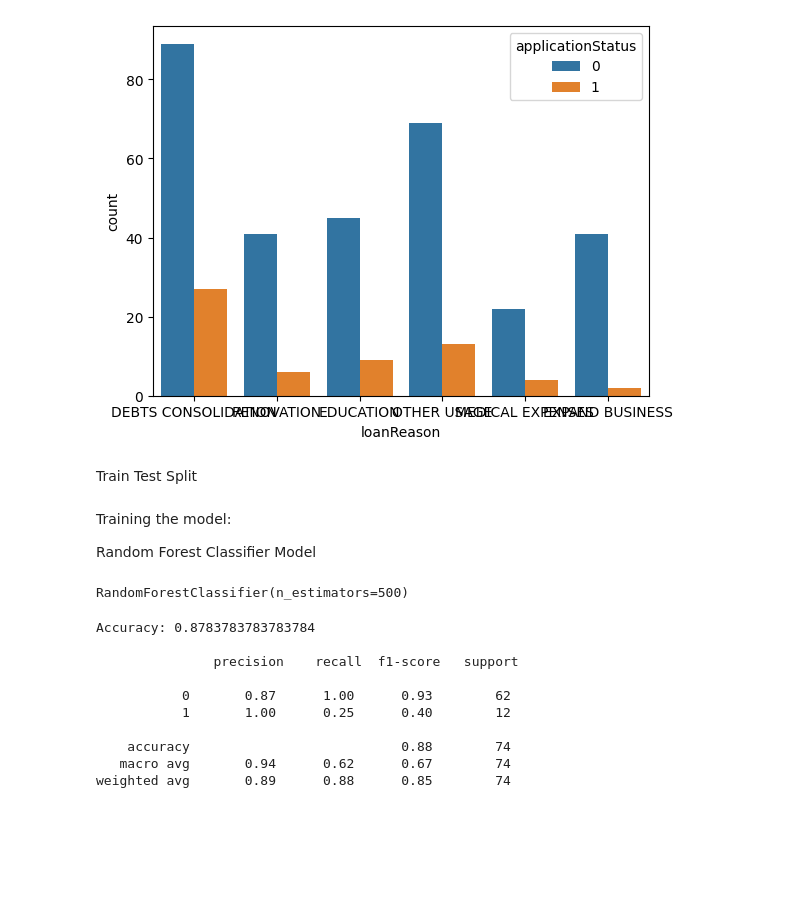
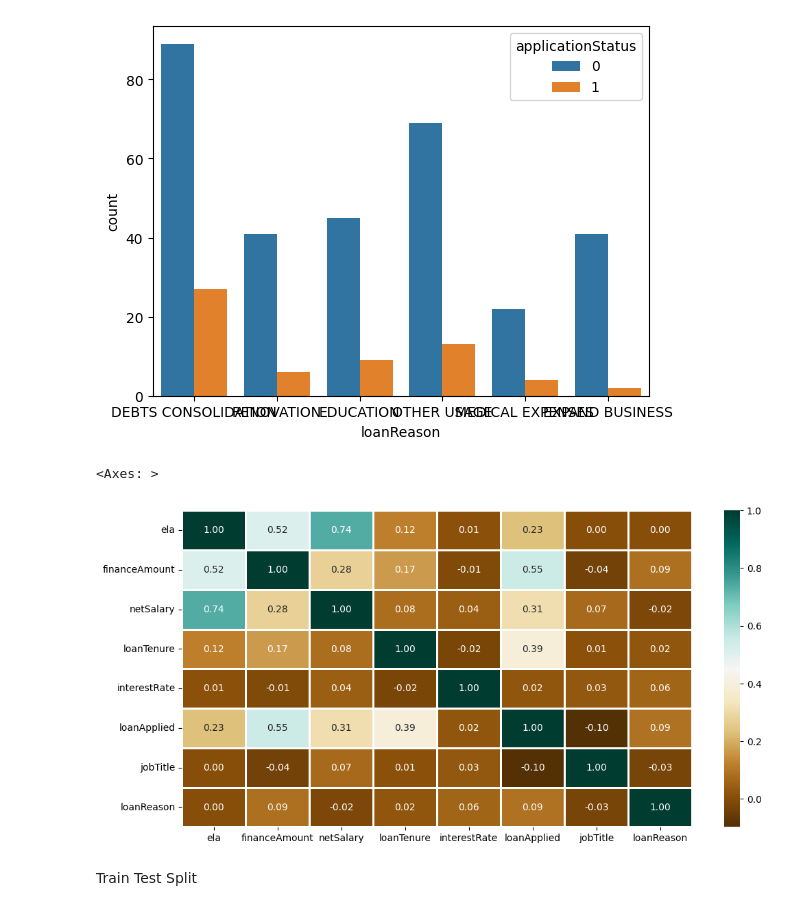
Before and after one commit to Henshen1112/arkmind, a Jupyter notebook: arkmind.ipynb, the cells around one changed output. Drawn from its saved outputs; the diff is of its cells as text; code cells hidden in the pictures; blank space fills up the shorter version.

```diff
--- a/arkmind.ipynb
+++ b/arkmind.ipynb
@@ -81,10 +125,23 @@ sns.countplot(x='loanReason',hue='applicationStatus',data=data)
 # %%
 # Convert categorical column to numerical values
 data.replace({'loanReason':{'DEBTS CONSOLIDATION':0,'RENOVATION':1,'EDUCATION':2,'OTHER USAGE':3,'MEDICAL EXPENSES':4,'EXPAND BUSINESS':5}}, inplace = True)
+# %%
+label_encoders = {}
+le = LabelEncoder()
+data['jobTitle'] = le.fit_transform(data['jobTitle'])
+label_encoders['jobTitle'] = le
 # %%
 # Separate features and target variable
-X = data.drop(columns=['id', 'address1', 'address2', 'address3', 'state', 'city', 'postcode', 'jobTitle', 'applicationStatus'], axis=1)
+X = data.drop(columns=['id', 'address1', 'address2', 'address3', 'state', 'city', 'postcode', 'applicationStatus'], axis=1)
 y = data['applicationStatus']
+# %%
+plt.figure(figsize=(12,6))
+
+sns.heatmap(X.corr(),cmap='BrBG',fmt='.2f',
+            linewidths=2,annot=True)
+# %% [output]
+<Axes: >
+[figure, added]
 # %% [markdown]
 Train Test Split
 # %%
@@ -92,26 +148,0 @@ X_train, X_test, y_train, y_test = train_test_split(X, y, test_size=0.2, stratif
-# %% [markdown]
-Training the model:
-
-Random Forest Classifier Model
-# %%
-model =  RandomForestClassifier(n_estimators=500)
-model.fit(X_train, y_train)
-# %% [output]
-RandomForestClassifier(n_estimators=500)
-# %%
-prediction = model.predict(X_test)
-
-accuracy = accuracy_score(y_test, prediction)
-print("Accuracy:", accuracy)
-print("\n", classification_report(y_test, prediction))
-# %% [output]
-Accuracy: 0.8783783783783784
-
-               precision    recall  f1-score   support
-
-           0       0.87      1.00      0.93        62
-           1       1.00      0.25      0.40        12
-
-    accuracy                           0.88        74
-   macro avg       0.94      0.62      0.67        74
-weighted avg       0.89      0.88      0.85        74
```
Also changed, not shown: parts of 8 cells of this notebook.
